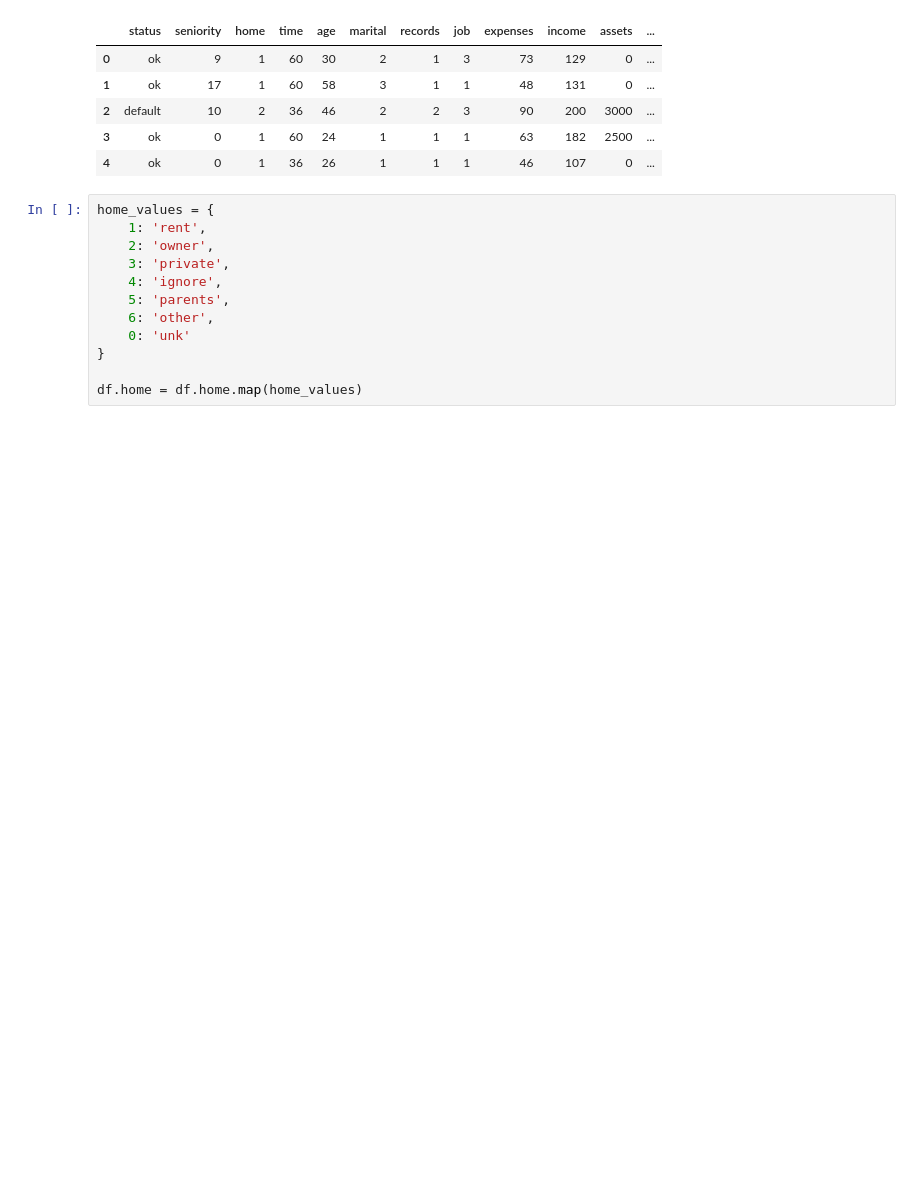
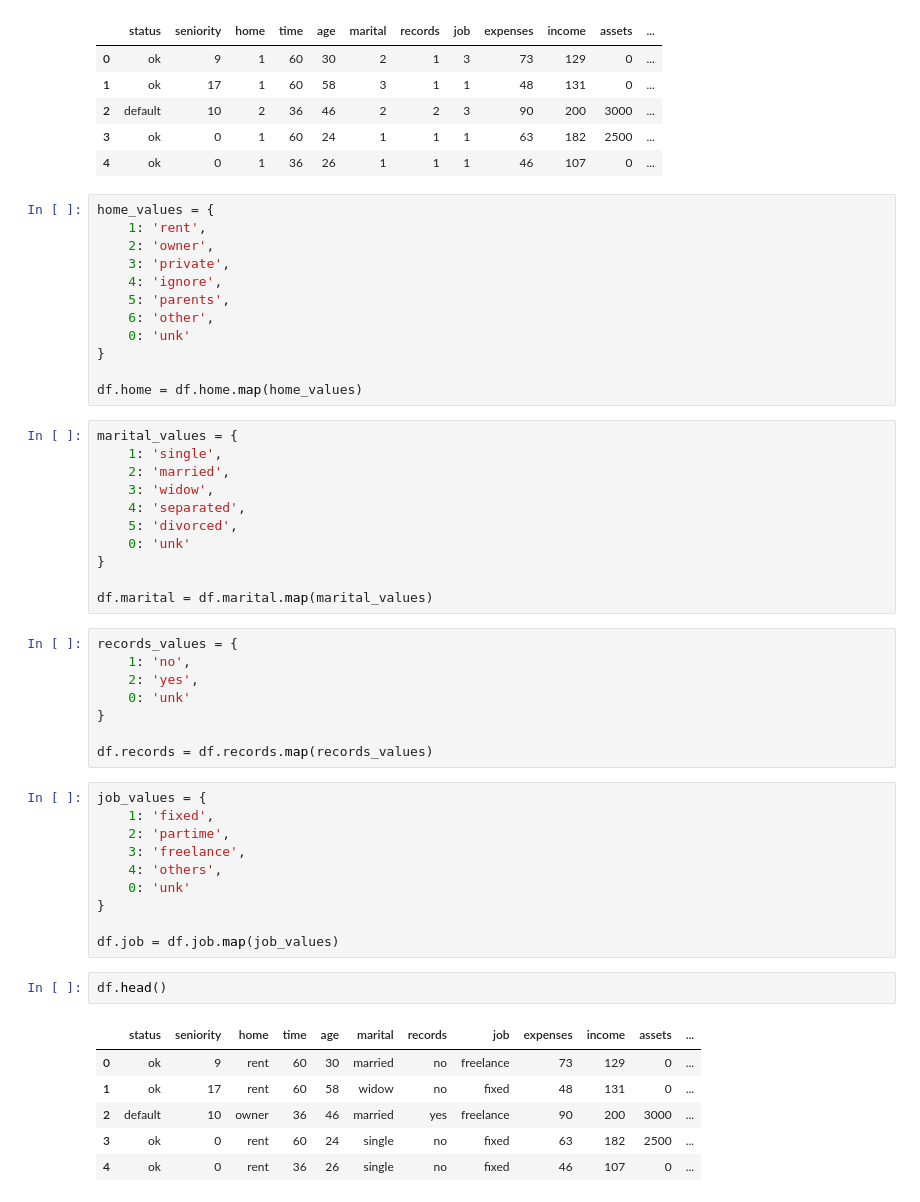
Before and after one commit to tankudo/ZoomCamb_2022_HomeWork, a Jupyter notebook: Week 6 synopsis.ipynb, the cells around one changed output. Drawn from its saved outputs; the diff is of its cells as text; blank space fills up the shorter version.

```diff
--- a/Week 6 synopsis.ipynb
+++ b/Week 6 synopsis.ipynb
@@ -69,3 +69,41 @@ home_values = {
 }
 
 df.home = df.home.map(home_values)
+# %%
+marital_values = {
+    1: 'single',
+    2: 'married',
+    3: 'widow',
+    4: 'separated',
+    5: 'divorced',
+    0: 'unk'
+}
+
+df.marital = df.marital.map(marital_values)
+# %%
+records_values = {
+    1: 'no',
+    2: 'yes',
+    0: 'unk'
+}
+
+df.records = df.records.map(records_values)
+# %%
+job_values = {
+    1: 'fixed',
+    2: 'partime',
+    3: 'freelance',
+    4: 'others',
+    0: 'unk'
+}
+
+df.job = df.job.map(job_values)
+# %%
+df.head()
+# %% [output]
+|  | status | seniority | home | time | age | marital | records | job | expenses | income | assets | ... |
+| 0 | ok | 9 | rent | 60 | 30 | married | no | freelance | 73 | 129 | 0 | ... |
+| 1 | ok | 17 | rent | 60 | 58 | widow | no | fixed | 48 | 131 | 0 | ... |
+| 2 | default | 10 | owner | 36 | 46 | married | yes | freelance | 90 | 200 | 3000 | ... |
+| 3 | ok | 0 | rent | 60 | 24 | single | no | fixed | 63 | 182 | 2500 | ... |
+| 4 | ok | 0 | rent | 36 | 26 | single | no | fixed | 46 | 107 | 0 | ... |
```
